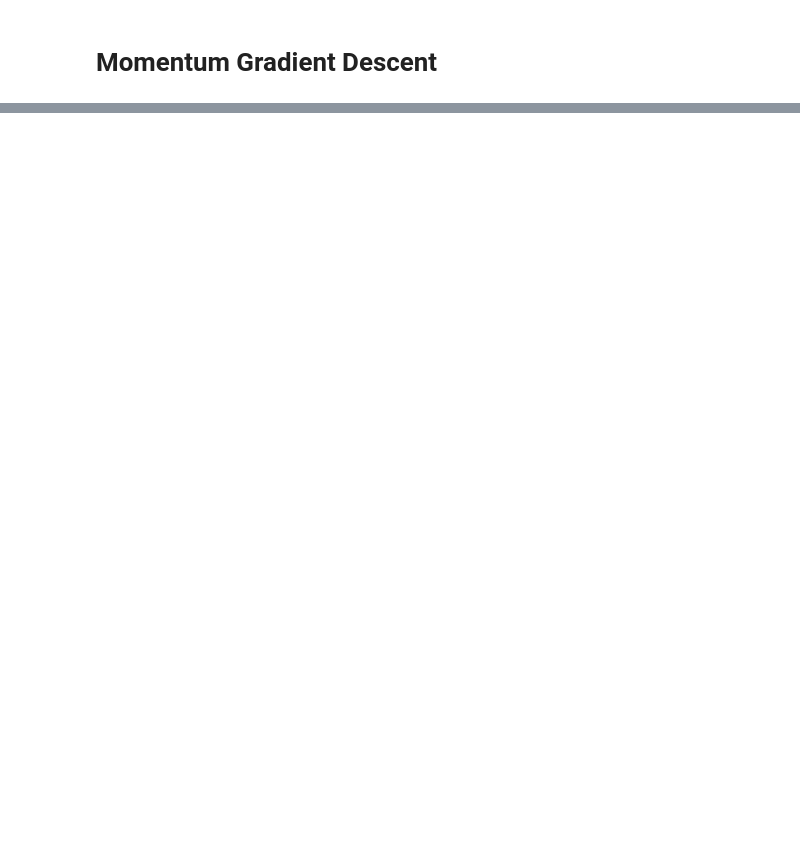
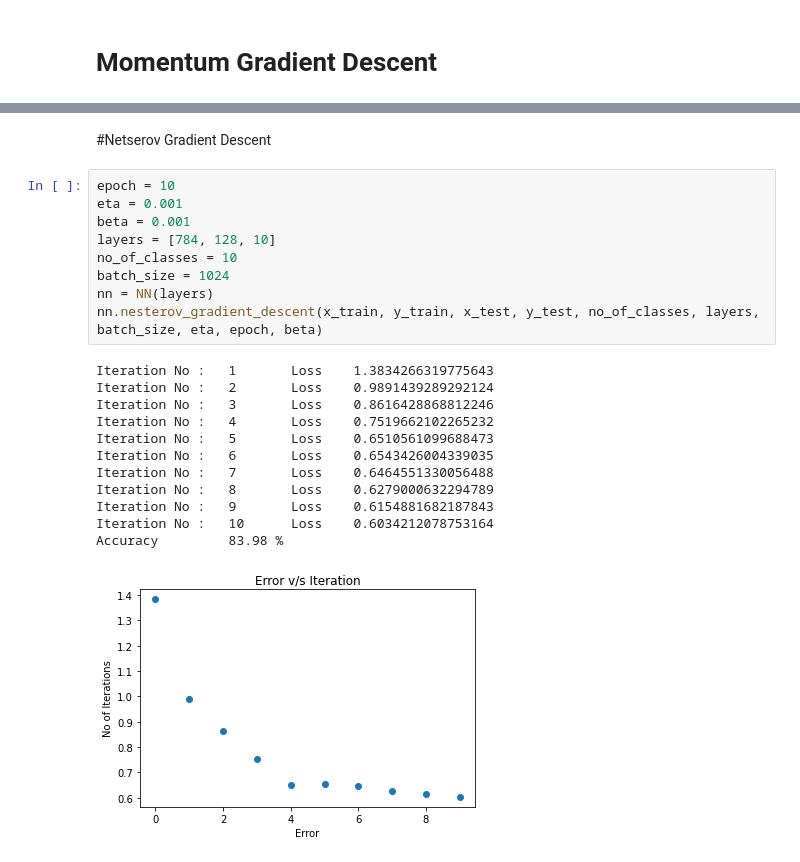
Before and after one commit to Faizmeraj25/deep_learning_assigment1, a Jupyter notebook: dl_q2.ipynb, the cells around one changed output, grey strips where cells are left out. Drawn from its saved outputs; the diff is of its cells as text; blank space fills up the shorter version.

```diff
--- a/dl_q2.ipynb
+++ b/dl_q2.ipynb
@@ -335,0 +401,24 @@ Accuracy         73.34 %
+# %% [markdown]
+#Netserov Gradient Descent
+# %%
+epoch = 10
+eta = 0.001
+beta = 0.001
+layers = [784, 128, 10]
+no_of_classes = 10
+batch_size = 1024
+nn = NN(layers)
+nn.nesterov_gradient_descent(x_train, y_train, x_test, y_test, no_of_classes, layers, batch_size, eta, epoch, beta)
+# %% [output]
+Iteration No :   1       Loss    1.3834266319775643
+Iteration No :   2       Loss    0.9891439289292124
+Iteration No :   3       Loss    0.8616428868812246
+Iteration No :   4       Loss    0.7519662102265232
+Iteration No :   5       Loss    0.6510561099688473
+Iteration No :   6       Loss    0.6543426004339035
+Iteration No :   7       Loss    0.6464551330056488
+Iteration No :   8       Loss    0.6279000632294789
+Iteration No :   9       Loss    0.6154881682187843
+Iteration No :   10      Loss    0.6034212078753164
+Accuracy         83.98 %
+[figure, added]
```
Also changed, not shown: parts of 5 cells of this notebook.
